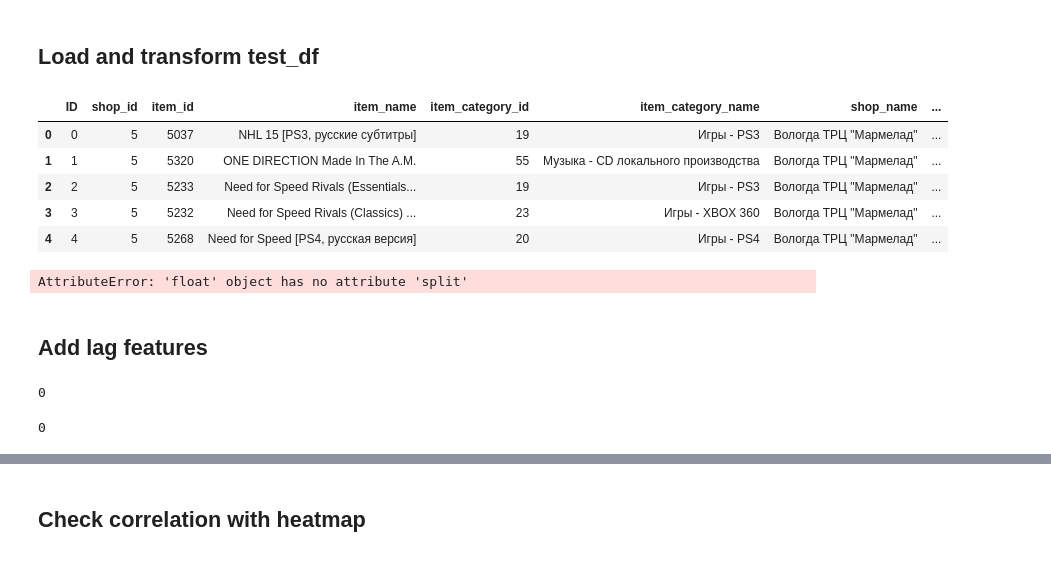
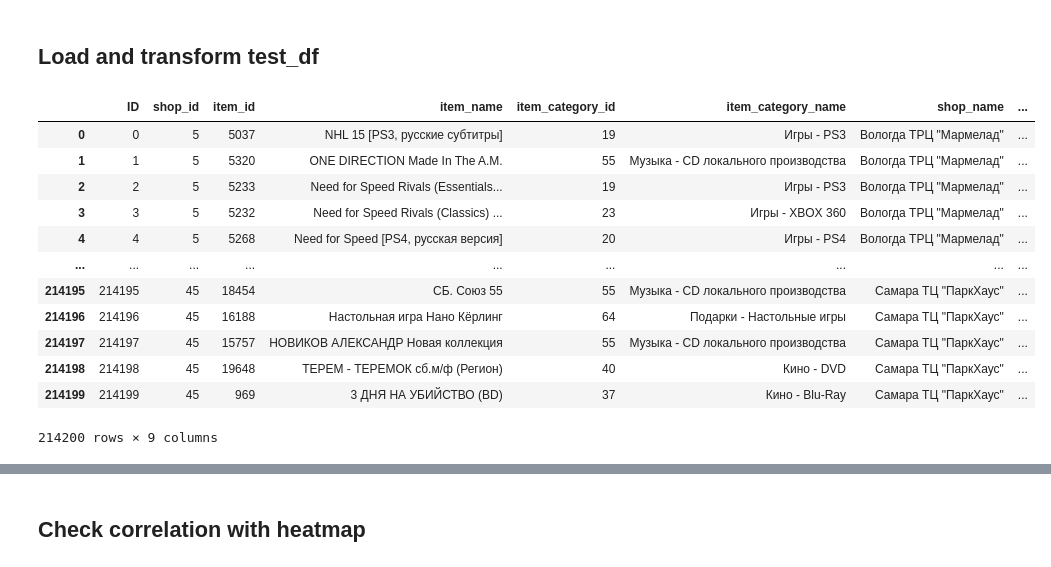
Before and after one commit to Alexennk/ml-ds-practice, a Jupyter notebook: notebooks/eda_notebook.ipynb, the cells around one changed output, grey strips where cells are left out. Cells and saved outputs as stored; diff of their text form; code cells hidden in the pictures.

Commit message:
DS-1.2 EDA
Changes:
- fixed the issue with duplicate shop_ids
- explored item_names more carefully
- united boxplot and barplot into one graph
- deleted the section with the creation of new features

```diff
--- a/notebooks/eda_notebook.ipynb
+++ b/notebooks/eda_notebook.ipynb
@@ -468,30 +406,23 @@ print([item_name for item_name in categories if 'PS4' in item_name])
 # %% [markdown]
 ## Load and transform test_df
+# %%
+test_df = pd.read_csv('../data/merged_test.csv')
+
+test_df['large_category_name'] = test_df['item_category_name'].apply(lambda x: x.split(' - ')[0])
+test_df['shop_city'] = test_df['shop_name'].apply(lambda x: x.split(' ')[0])
 # %%
-test_df.head()
+test_df
 # %% [output]
 |  | ID | shop_id | item_id | item_name | item_category_id | item_category_name | shop_name | ... |
 | 0 | 0 | 5 | 5037 | NHL 15 [PS3, русские субтитры] | 19 | Игры - PS3 | Вологда ТРЦ "Мармелад" | ... |
 | 1 | 1 | 5 | 5320 | ONE DIRECTION Made In The A.M. | 55 | Музыка - CD локального производства | Вологда ТРЦ "Мармелад" | ... |
 | 2 | 2 | 5 | 5233 | Need for Speed Rivals (Essentials... | 19 | Игры - PS3 | Вологда ТРЦ "Мармелад" | ... |
 | 3 | 3 | 5 | 5232 | Need for Speed Rivals (Classics) ... | 23 | Игры - XBOX 360 | Вологда ТРЦ "Мармелад" | ... |
 | 4 | 4 | 5 | 5268 | Need for Speed [PS4, русская версия] | 20 | Игры - PS4 | Вологда ТРЦ "Мармелад" | ... |
+| ... | ... | ... | ... | ... | ... | ... | ... | ... |
+| 214195 | 214195 | 45 | 18454 | СБ. Союз 55 | 55 | Музыка - CD локального производства | Самара ТЦ "ПаркХаус" | ... |
+| 214196 | 214196 | 45 | 16188 | Настольная игра Нано Кёрлинг | 64 | Подарки - Настольные игры | Самара ТЦ "ПаркХаус" | ... |
+| 214197 | 214197 | 45 | 15757 | НОВИКОВ АЛЕКСАНДР Новая коллекция | 55 | Музыка - CD локального производства | Самара ТЦ "ПаркХаус" | ... |
+| 214198 | 214198 | 45 | 19648 | ТЕРЕМ - ТЕРЕМОК сб.м/ф (Регион) | 40 | Кино - DVD | Самара ТЦ "ПаркХаус" | ... |
+| 214199 | 214199 | 45 | 969 | 3 ДНЯ НА УБИЙСТВО (BD) | 37 | Кино - Blu-Ray | Самара ТЦ "ПаркХаус" | ... |
+214200 rows × 9 columns
-# %%
-test_df = pd.read_csv('../data/merged_test.csv')
-
-# test_df['large_category_name'] = test_df['item_category_name'].apply(lambda x: x.split(' - ')[0])
-# test_df['shop_city'] = test_df['shop_name'].apply(lambda x: x.split(' ')[0])
-# %% [output]
-AttributeError: 'float' object has no attribute 'split'
-# %% [markdown]
-## Add lag features
-# %%
-aggregated_lagged_train_df = eda.train_add_lag_features(aggregated_train_df)
-aggregated_lagged_train_df.isna().sum().sum()
-# %% [output]
-0
-# %%
-test_df = eda.test_add_lag_features(df=test_df, original_df=aggregated_train_df)
-test_df.isna().sum().sum()
-# %% [output]
-0
```
Also changed, not shown: parts of 66 cells of this notebook, 3 other files.
